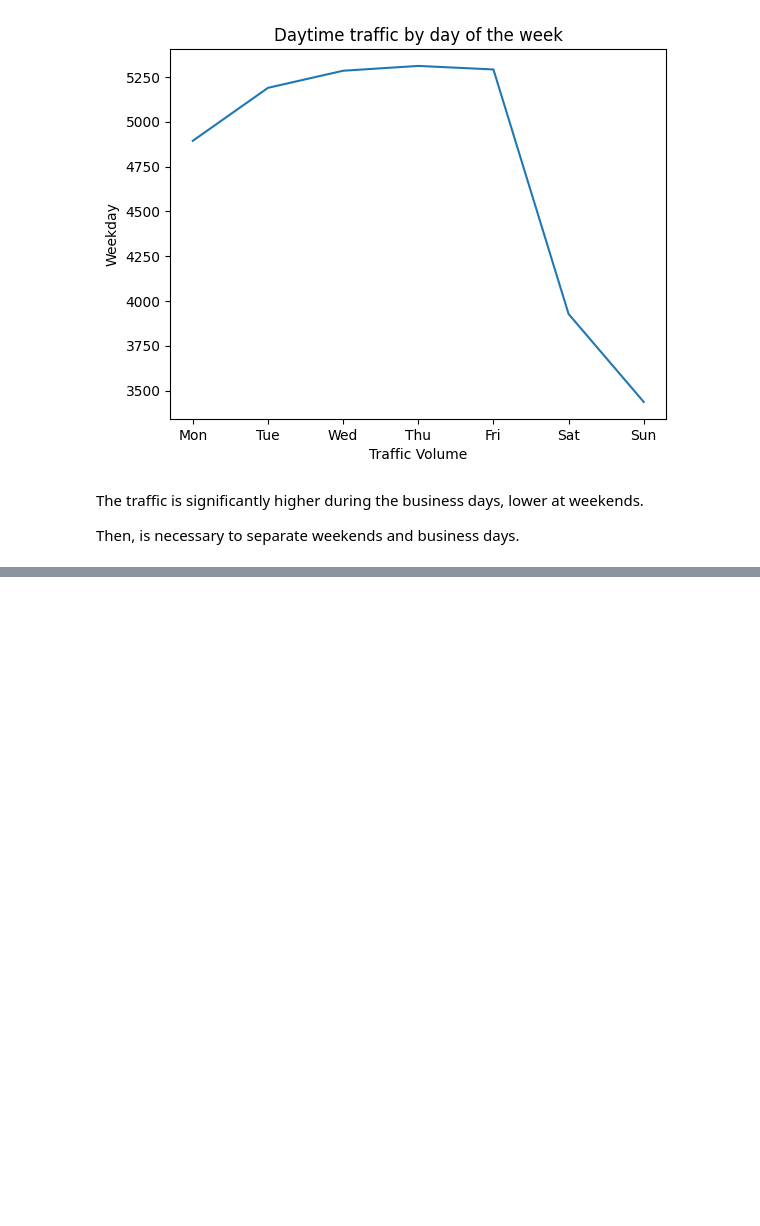
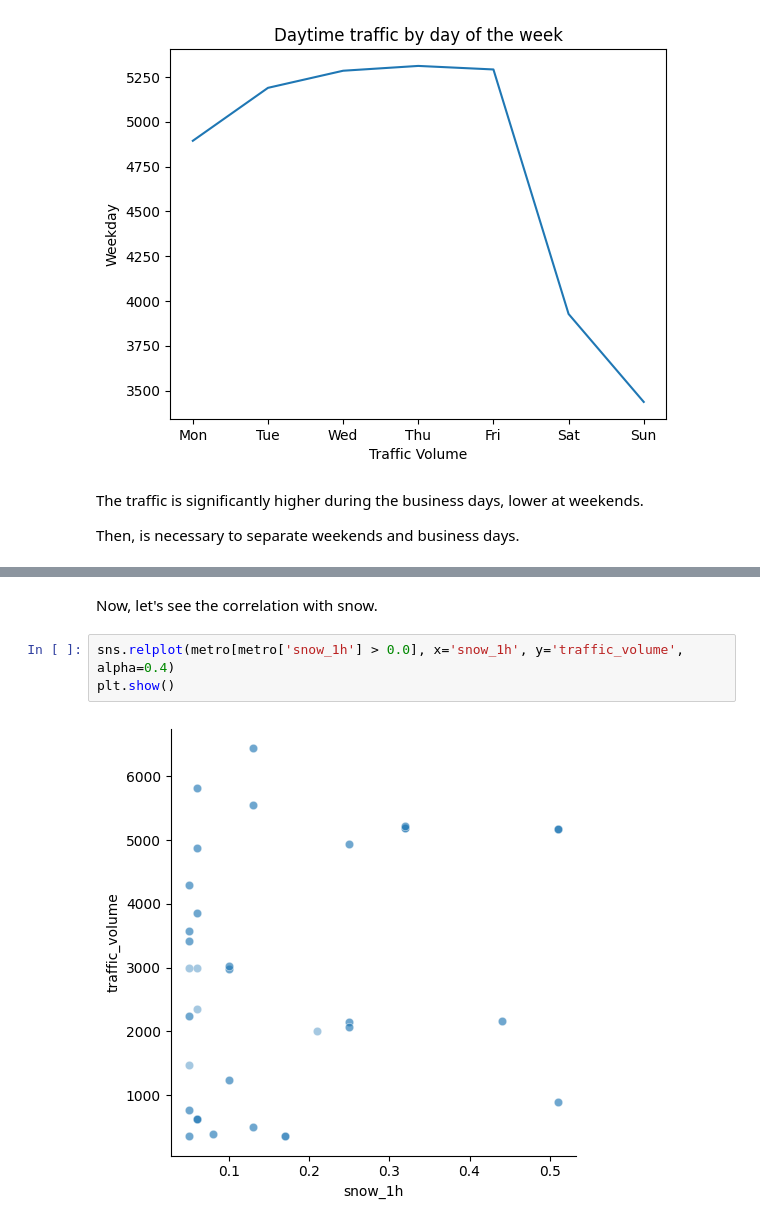
Before and after one commit to Krzesimir13/DataQuest, a Jupyter notebook: traffic_I_94.ipynb, the cells around one changed output, grey strips where cells are left out. Drawn from its saved outputs; the diff is of its cells as text; blank space fills up the shorter version.

```diff
--- a/traffic_I_94.ipynb
+++ b/traffic_I_94.ipynb
@@ -226,0 +305,7 @@ Then, is necessary to separate weekends and business days.
+# %% [markdown]
+Now, let's see the correlation with snow.
+# %%
+sns.relplot(metro[metro['snow_1h'] > 0.0], x='snow_1h', y='traffic_volume', alpha=0.4)
+plt.show()
+# %% [output]
+[figure, added]
```
Also changed, not shown: parts of 25 cells of this notebook.
